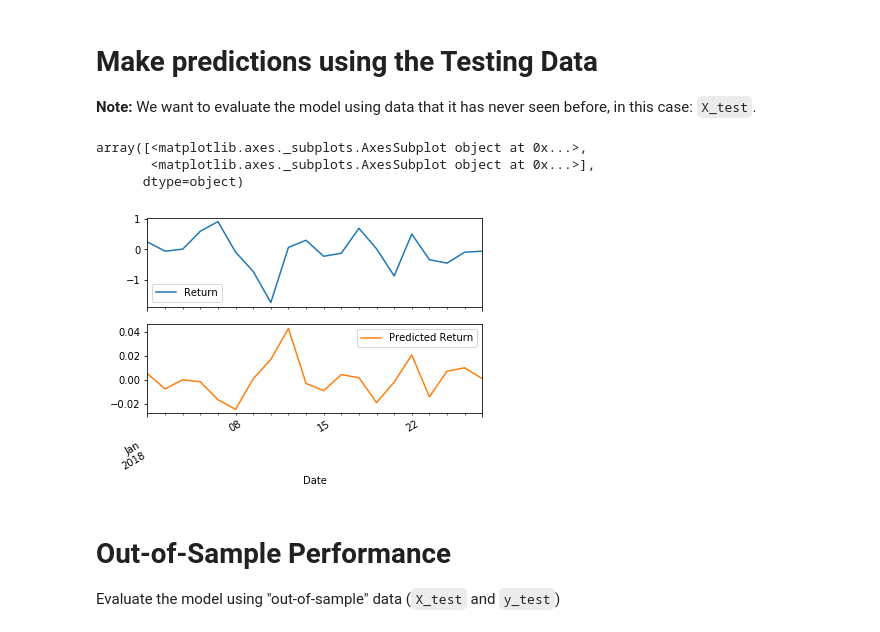
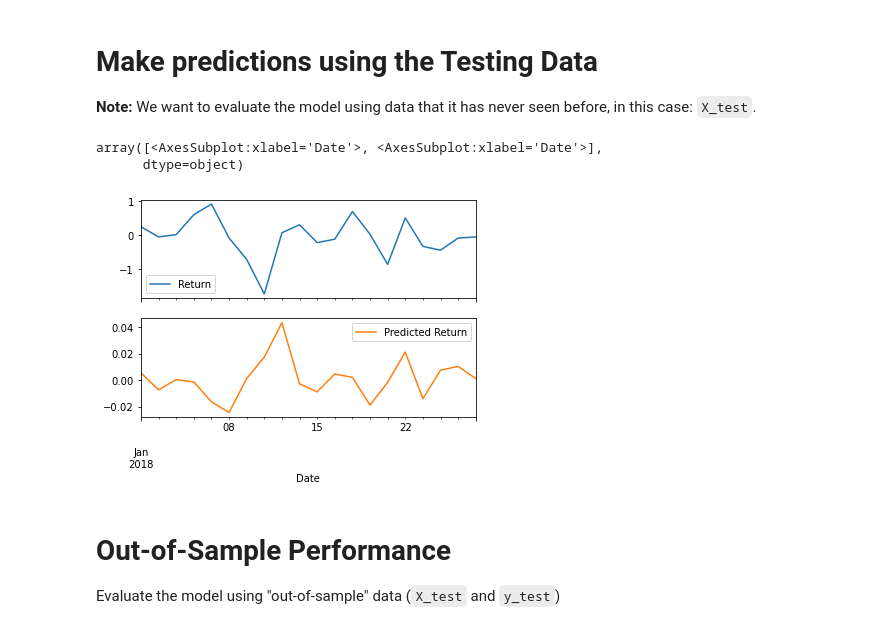
Before and after one commit to malkawenedal/-Unit-10-A-Yen-for-the-Future, a Jupyter notebook: Starter_Code/regression_analysis.ipynb, the cells around one changed output. Drawn from its saved outputs; the diff is of its cells as text; code cells hidden in the pictures.

Commit message:
Fitting a linear regression model. Making predictions using the testing data.

```diff
--- a/Starter_Code/regression_analysis.ipynb
+++ b/Starter_Code/regression_analysis.ipynb
@@ -86,7 +86,8 @@ X_train.head()
 from sklearn.linear_model import LinearRegression
 
 # Fit a SKLearn linear regression using  just the training set (X_train, Y_train):
-# YOUR CODE HERE!
+model = LinearRegression()
+model.fit(X_train, y_train)
 # %% [output]
 LinearRegression()
 # %% [markdown]
@@ -95,18 +96,18 @@ LinearRegression()
 **Note:** We want to evaluate the model using data that it has never seen before, in this case: `X_test`.
 # %%
 # Make a prediction of "y" values using just the test dataset
-# YOUR CODE HERE!
+predictions = model.predict(X_test)
 # %%
 # Assemble actual y data (Y_test) with predicted y data (from just above) into two columns in a dataframe:
-# YOUR CODE HERE!
+Results = y_test.to_frame()
+Results["Predicted Return"] = predictions
 # %%
 # Plot the first 20 predictions vs the true values
-# YOUR CODE HERE!
+Results[:20].plot(subplots=True)
 # %% [output]
-array([<matplotlib.axes._subplots.AxesSubplot object at 0x...>,
-       <matplotlib.axes._subplots.AxesSubplot object at 0x...>],
+array([<AxesSubplot:xlabel='Date'>, <AxesSubplot:xlabel='Date'>],
       dtype=object)
-[figure, old version]
+[figure, new version]
 # %% [markdown]
 # Out-of-Sample Performance
 
```
